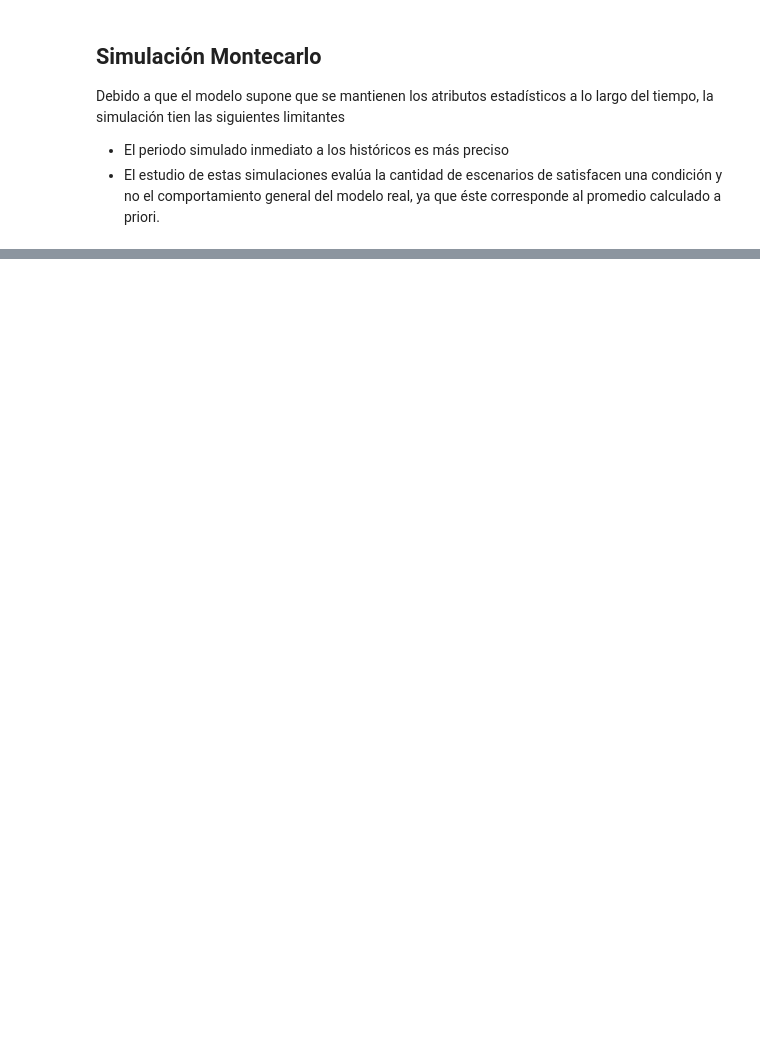
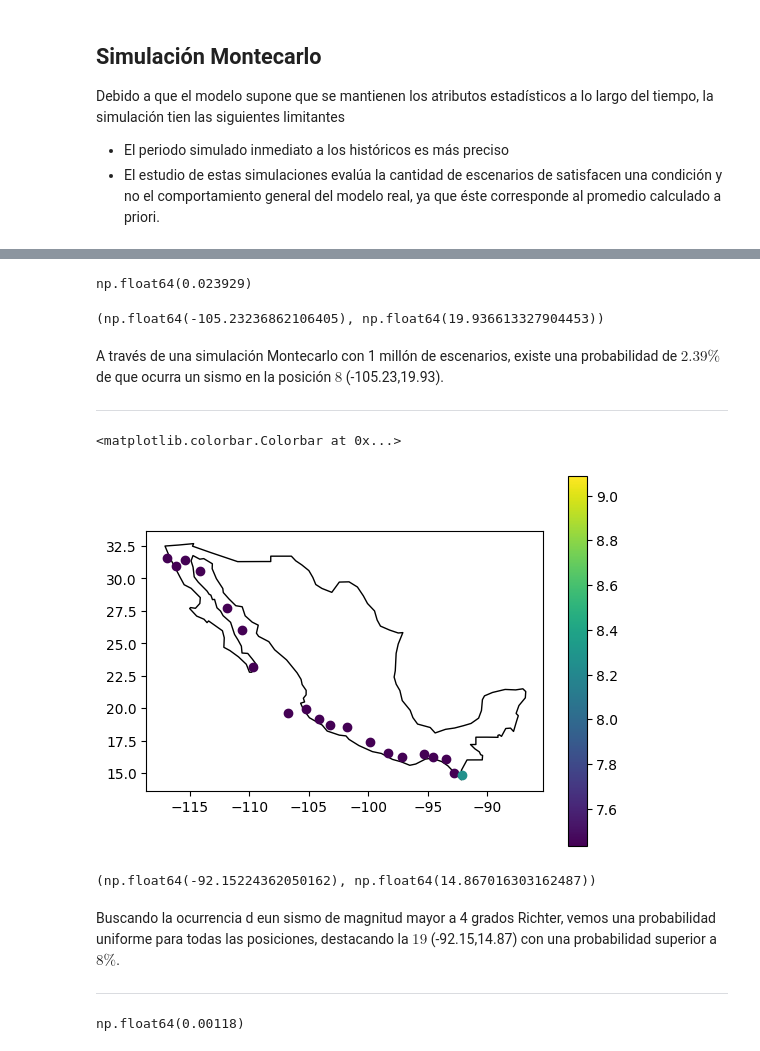
Before and after one commit to ArellanoMCarlos/SimMatO2025, a Jupyter notebook: Módulo 2 - Métodos heurísticos/3 - Simulación_de_escenarios_futuros.ipynb, the cells around one changed output, grey strips where cells are left out. Saved outputs shown, nothing was run; the diff lists cells and outputs as text; code cells hidden in the pictures; blank space fills up the shorter version.

```diff
--- a/Módulo 2 - Métodos heurísticos/3 - Simulación_de_escenarios_futuros.ipynb
+++ b/Módulo 2 - Métodos heurísticos/3 - Simulación_de_escenarios_futuros.ipynb
@@ -486,3 +496,10 @@ stds=df_sismos.groupby('Posicion')['Magnitud'].std()
 # 1. La elección de la posición y
 # 2. El cálculo de la magnitud dependiente de la posición
 #
+def simulacion_sismos(posicion,medias,stds,N_escenarios):
+  '''Regresar la posición (0-19) y la magnitud del sismo'''
+  # 1. Simulamos la posición
+  posicion_sim=np.random.choice(posicion.index,p=posicion.values,size=N_escenarios)
+  # 2. Simulamos la magnitud
+  magnitud_sim=np.random.normal(medias[posicion_sim],stds[posicion_sim],N_escenarios)
+  return posicion_sim,magnitud_sim
@@ -493,0 +525,40 @@ Debido a que el modelo supone que se mantienen los atributos estadísticos a lo
+# %%
+# Variable de Bernoulli
+pos_sim,mag_sim=simulacion_sismos(posicion,medias,stds,int(1E6)) # 1 millón de escenarios
+B=(pos_sim==8) # Buscamos cuáles escenarios son igual a 8
+B.mean()
+# %% [output]
+np.float64(0.023929)
+# %%
+lon[8],lat[8]
+# %% [output]
+(np.float64(-105.23236862106405), np.float64(19.936613327904453))
+# %% [markdown]
+A través de una simulación Montecarlo con 1 millón de escenarios, existe una probabilidad de $2.39\%$ de que ocurra un sismo en la posición $8$ (-105.23,19.93).
+
+---
+# %%
+# Calculamos la probabilidad de ocurrencia para una magnitud mayor a 4 grados Richter para cada posición
+B=mag_sim>4
+mexico.plot(color='white', edgecolor='black')
+for i in range(20):
+  plt.scatter(lon[i],lat[i],c=round(B.mean()*100,2))
+plt.colorbar()
+# %% [output]
+<matplotlib.colorbar.Colorbar at 0x...>
+[figure, added]
+# %%
+lon[19],lat[19]
+# %% [output]
+(np.float64(-92.15224362050162), np.float64(14.867016303162487))
+# %% [markdown]
+Buscando la ocurrencia d eun sismo de magnitud mayor a 4 grados Richter, vemos una probabilidad uniforme para todas las posiciones, destacando la $19$ (-92.15,14.87) con una probabilidad superior a $8\%$.
+
+---
+# %%
+# Por último, buscamos la probabilidad de que ocurra un sismo en la posición 8 mayor a 4 grados Richter
+#
+B=(pos_sim==8)&(mag_sim>4)
+B.mean()
+# %% [output]
+np.float64(0.00118)
```
Also changed, not shown: parts of 9 cells of this notebook, 2 other files.
